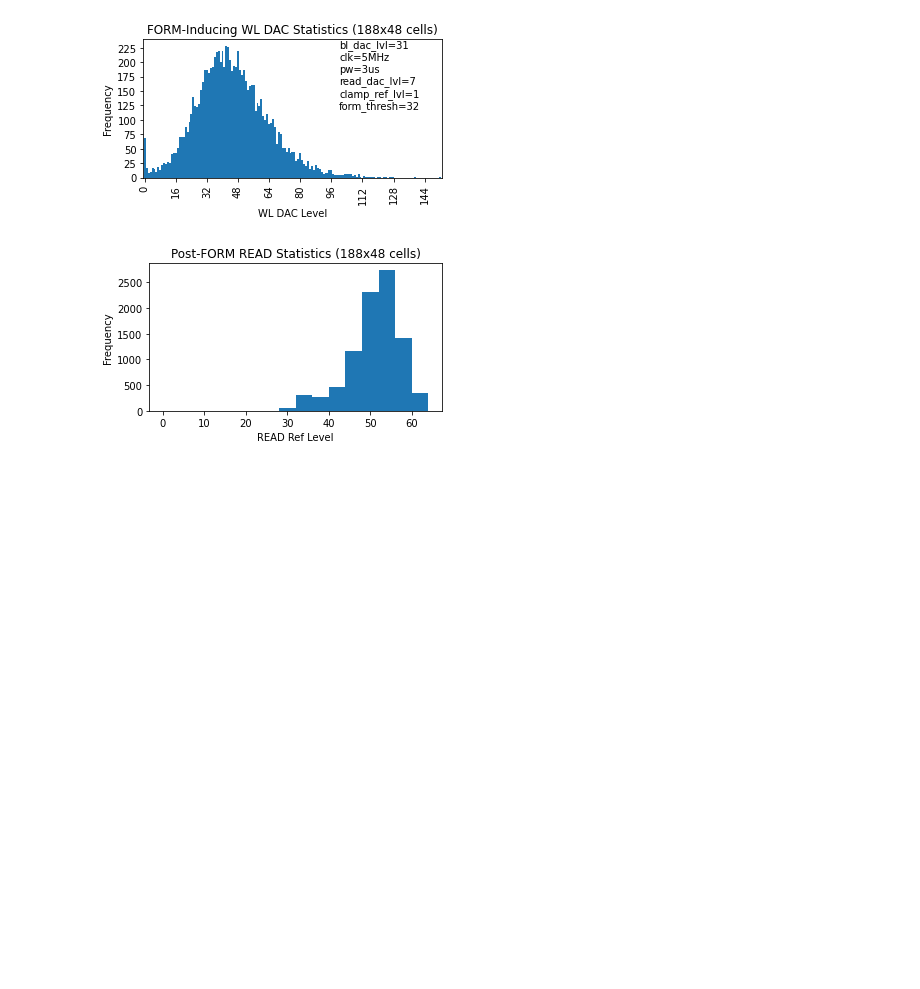
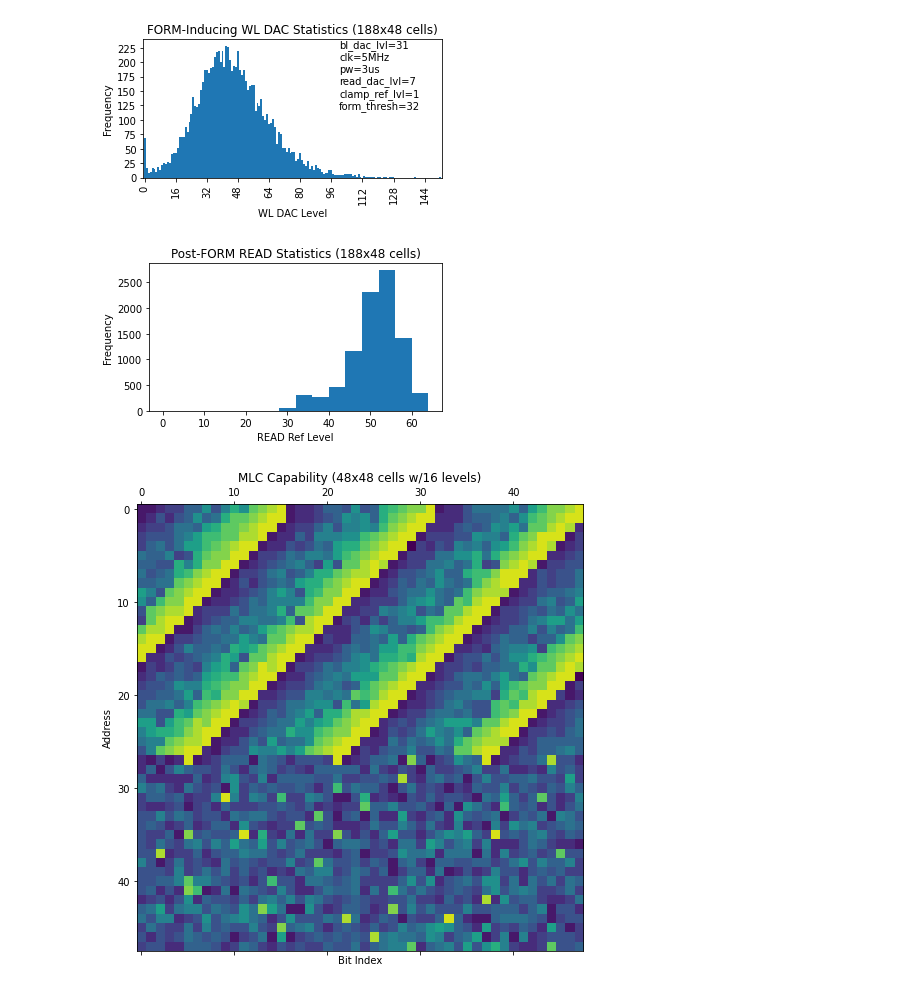
Before and after one commit to akashlevy/ember-python, a Jupyter notebook: analysis/characterizations.ipynb, the cells around one changed output. Cells and saved outputs as stored; diff of their text form; code cells hidden in the pictures; blank space fills up the shorter version.

```diff
--- a/analysis/characterizations.ipynb
+++ b/analysis/characterizations.ipynb
@@ -90,3 +90,23 @@ plt.tight_layout()
 plt.savefig("figs/form.read.stats.pdf")
 # %% [output]
 [figure]
+# %%
+# Load data
+names = ["addr", "time"] + ["read_" + str(i) for i in range(48)]
+data = pd.read_csv("../data/cb4bpc_rd.csv", sep="\t", names=names)
+
+
+# Show multi-bit result
+plt.rcParams["figure.figsize"] = (8,8)
+matdata = data[data.columns[-48:]].values
+plt.matshow(matdata, vmin=0, vmax=16)
+plt.title("MLC Capability (48x48 cells w/16 levels)")
+plt.xlabel("Bit Index")
+plt.ylabel("Address")
+# for i in range(len(matdata)):
+#     for j in range(len(matdata[0])):
+#         c = int(matdata[j,i])
+#         plt.text(i, j, str(c), va="center", ha="center")
+plt.show()
+# %% [output]
+[figure, added]
```
Also changed, not shown: 3 other files.
